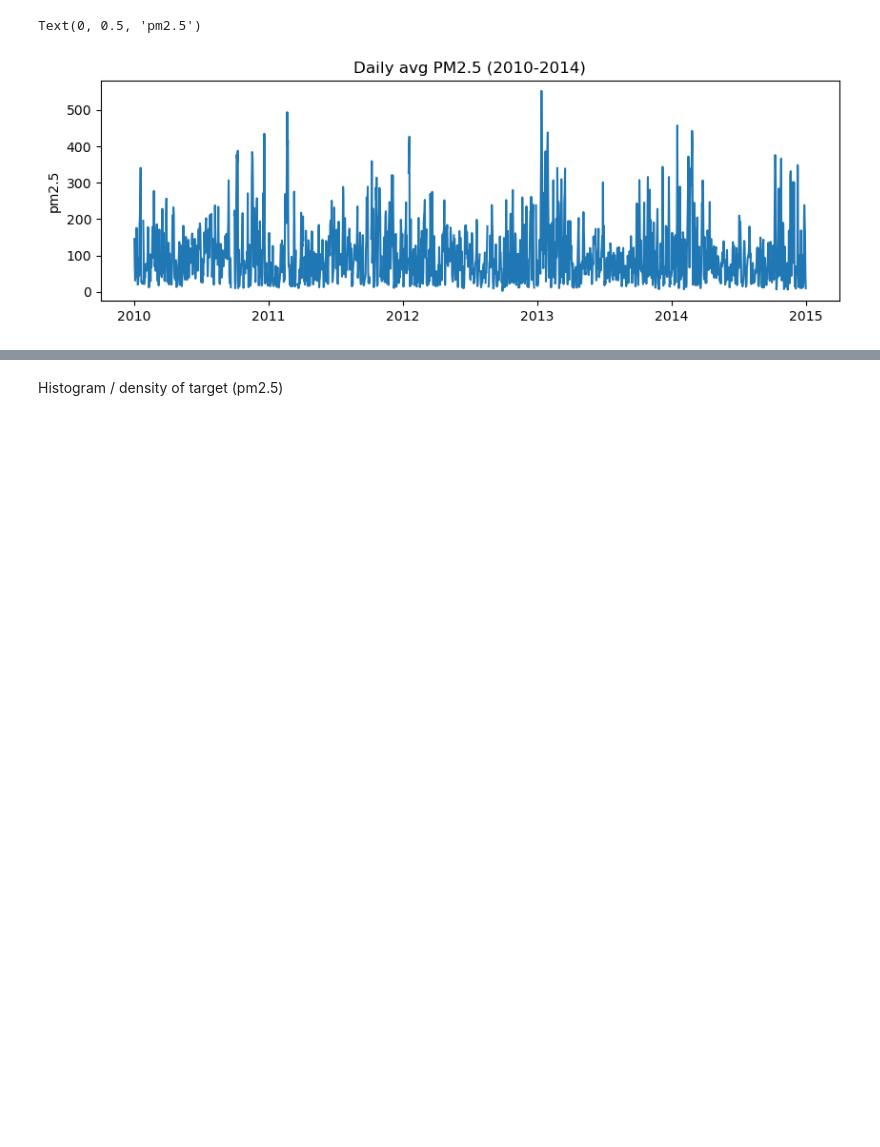
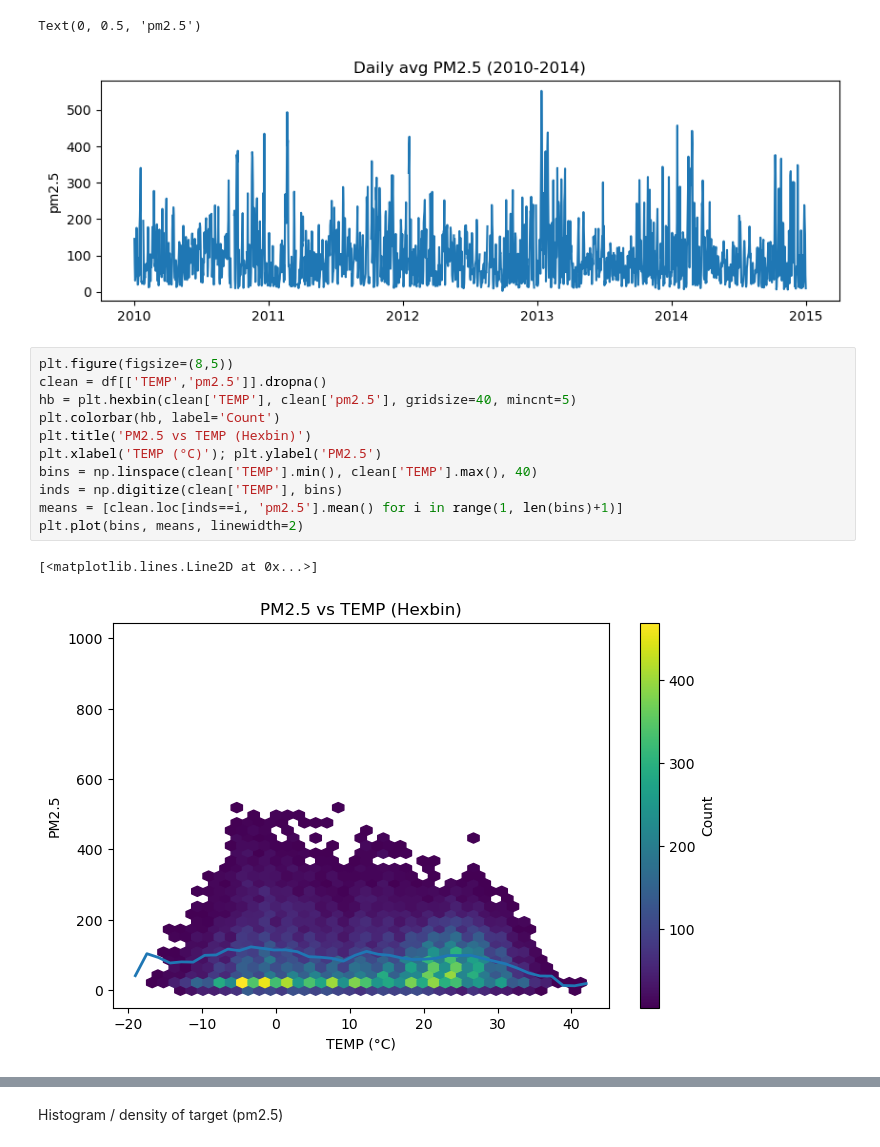
Before and after one commit to pbtommy1209/TommyP1030f25, a Jupyter notebook: midterm_pre.ipynb, the cells around one changed output, grey strips where cells are left out. Cells and saved outputs as stored; diff of their text form; blank space fills up the shorter version.

```diff
--- a/midterm_pre.ipynb
+++ b/midterm_pre.ipynb
@@ -58,3 +58,17 @@ plt.ylabel('pm2.5')
 # %% [output]
 Text(0, 0.5, 'pm2.5')
 [figure]
+# %%
+plt.figure(figsize=(8,5))
+clean = df[['TEMP','pm2.5']].dropna()
+hb = plt.hexbin(clean['TEMP'], clean['pm2.5'], gridsize=40, mincnt=5)
+plt.colorbar(hb, label='Count')
+plt.title('PM2.5 vs TEMP (Hexbin)')
+plt.xlabel('TEMP (°C)'); plt.ylabel('PM2.5')
+bins = np.linspace(clean['TEMP'].min(), clean['TEMP'].max(), 40)
+inds = np.digitize(clean['TEMP'], bins)
+means = [clean.loc[inds==i, 'pm2.5'].mean() for i in range(1, len(bins)+1)]
+plt.plot(bins, means, linewidth=2)
+# %% [output]
+[<matplotlib.lines.Line2D at 0x...>]
+[figure, added]
```
Also changed, not shown: parts of 10 cells of this notebook.
